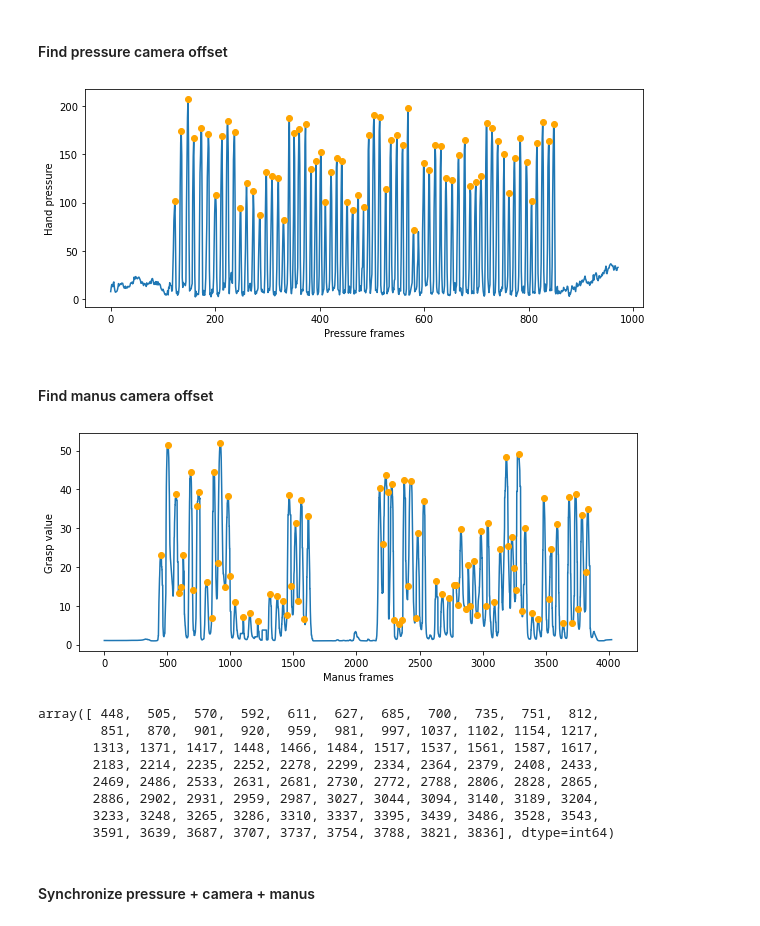
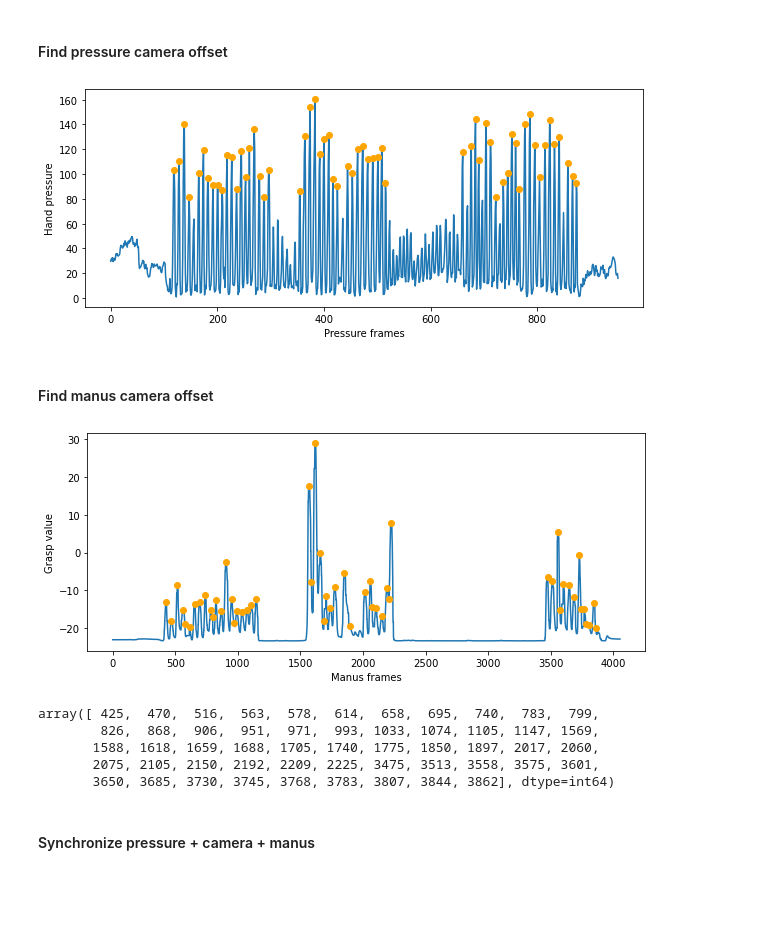
Before and after one commit to lucas-ventura/tactile2object, a Jupyter notebook: real_data/extract_pointcloud.ipynb, the cells around one changed output. Drawn from its saved outputs; the diff is of its cells as text; code cells hidden in the pictures; blank space fills up the shorter version.

```diff
--- a/real_data/extract_pointcloud.ipynb
+++ b/real_data/extract_pointcloud.ipynb
@@ -18,7 +18,7 @@ from manus.utils import Pressure
 from manus.sensors import SensorsLocation
 # %%
 data_dir = "C:/Users/lucas/Desktop/UPC/MIT/tactile2object/real_data/data"
-recording = "20210803/r3/"
+recording = "20210803/r4/"
 recording_dir = os.path.join(data_dir, recording)
 
 for name in os.listdir(recording_dir):
@@ -79,8 +79,8 @@ ts_manus = manus.get_ts()
 # %% [markdown]
 #### Find pressure camera offset
 # %%
-pressure.plot_peaks(height=70, distance=5)
+pressure.plot_peaks(height=80, distance=5)
 # %% [output]
-[figure, old version]
+[figure, new version]
 # %%
 # Index of first pressure peak
@@ -98,19 +98,16 @@ pc_offset = ts_first_p - ts_first_c
 # %% [markdown]
 #### Find manus camera offset
 # %%
-manus.plot_grasps(height=5)
+manus.plot_grasps(height=-20)
 # %% [output]
-[figure, old version]
+[figure, new version]
 # %%
-manus.get_grasps(height=5)
+manus.get_grasps(height=-20)
 # %% [output]
-array([ 448,  505,  570,  592,  611,  627,  685,  700,  735,  751,  812,
-        851,  870,  901,  920,  959,  981,  997, 1037, 1102, 1154, 1217,
-       1313, 1371, 1417, 1448, 1466, 1484, 1517, 1537, 1561, 1587, 1617,
-       2183, 2214, 2235, 2252, 2278, 2299, 2334, 2364, 2379, 2408, 2433,
-       2469, 2486, 2533, 2631, 2681, 2730, 2772, 2788, 2806, 2828, 2865,
-       2886, 2902, 2931, 2959, 2987, 3027, 3044, 3094, 3140, 3189, 3204,
-       3233, 3248, 3265, 3286, 3310, 3337, 3395, 3439, 3486, 3528, 3543,
-       3591, 3639, 3687, 3707, 3737, 3754, 3788, 3821, 3836], dtype=int64)
+array([ 425,  470,  516,  563,  578,  614,  658,  695,  740,  783,  799,
+        826,  868,  906,  951,  971,  993, 1033, 1074, 1105, 1147, 1569,
+       1588, 1618, 1659, 1688, 1705, 1740, 1775, 1850, 1897, 2017, 2060,
+       2075, 2105, 2150, 2192, 2209, 2225, 3475, 3513, 3558, 3575, 3601,
+       3650, 3685, 3730, 3745, 3768, 3783, 3807, 3844, 3862], dtype=int64)
 # %%
 # Index of first manus grasp peak
```
Also changed, not shown: parts of 8 cells of this notebook, 1 other file.
